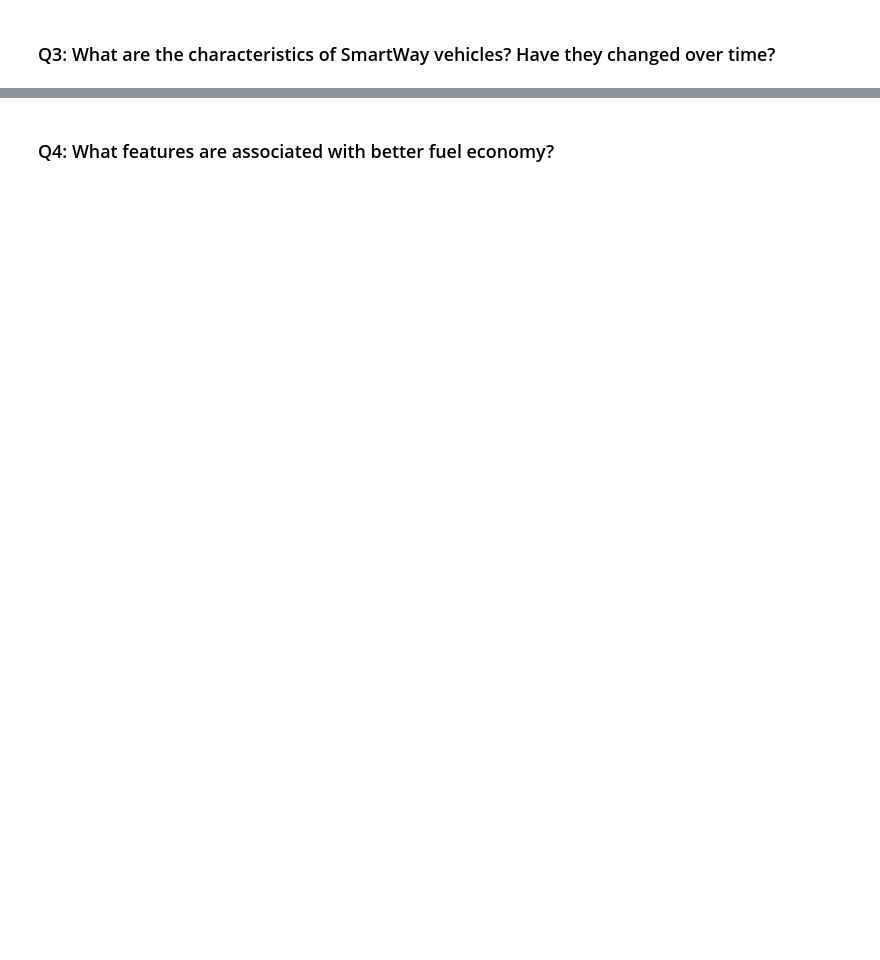
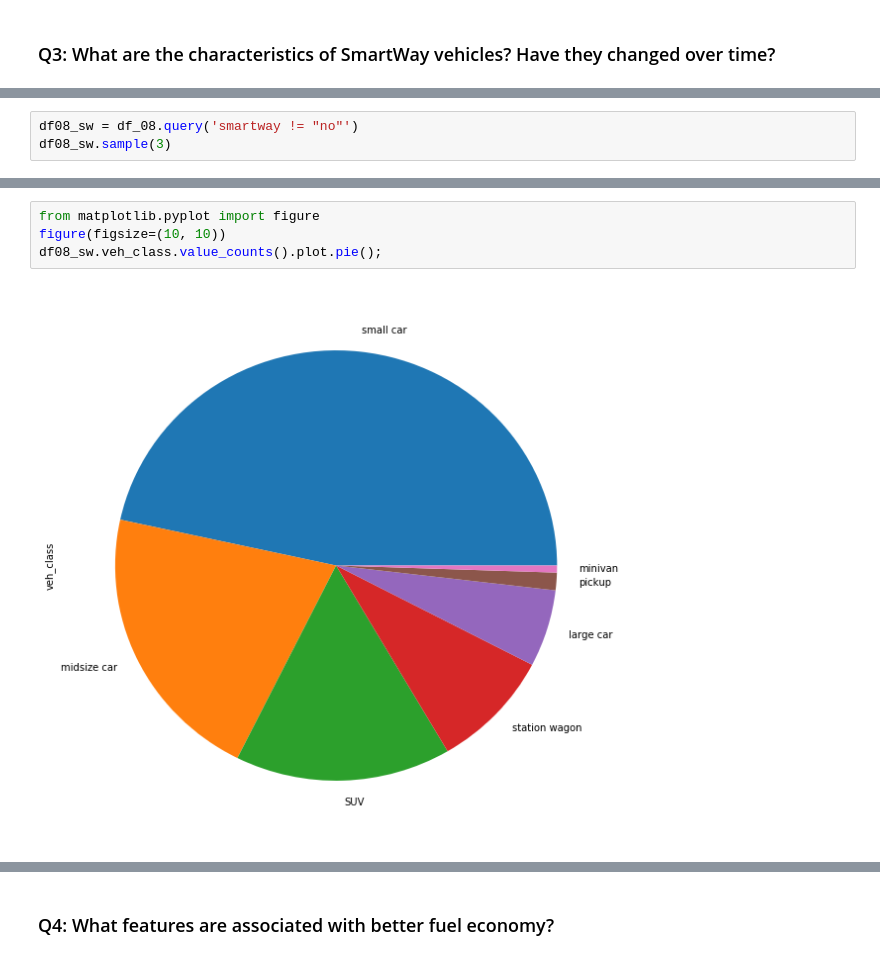
Before and after one commit to ladorabl/udacity_data_analyst_nd, a Jupyter notebook: lesson5_dataAnalysisProcess_caseStudy2/drawing_conclusions.ipynb, the cells around one changed output, grey strips where cells are left out. Drawn from its saved outputs; the diff is of its cells as text; blank space fills up the shorter version.

```diff
--- a/lesson5_dataAnalysisProcess_caseStudy2/drawing_conclusions.ipynb
+++ b/lesson5_dataAnalysisProcess_caseStudy2/drawing_conclusions.ipynb
@@ -224,0 +271,3 @@ AttributeError: 'FramePlotMethods' object has no attribute 'scatter_matrix'
+# %%
+df08_sw = df_08.query('smartway != "no"')
+df08_sw.sample(3)
@@ -224,0 +331,6 @@ AttributeError: 'FramePlotMethods' object has no attribute 'scatter_matrix'
+# %%
+from matplotlib.pyplot import figure
+figure(figsize=(10, 10))
+df08_sw.veh_class.value_counts().plot.pie();
+# %% [output]
+[figure, added]
```
Also changed, not shown: parts of 35 cells of this notebook.
